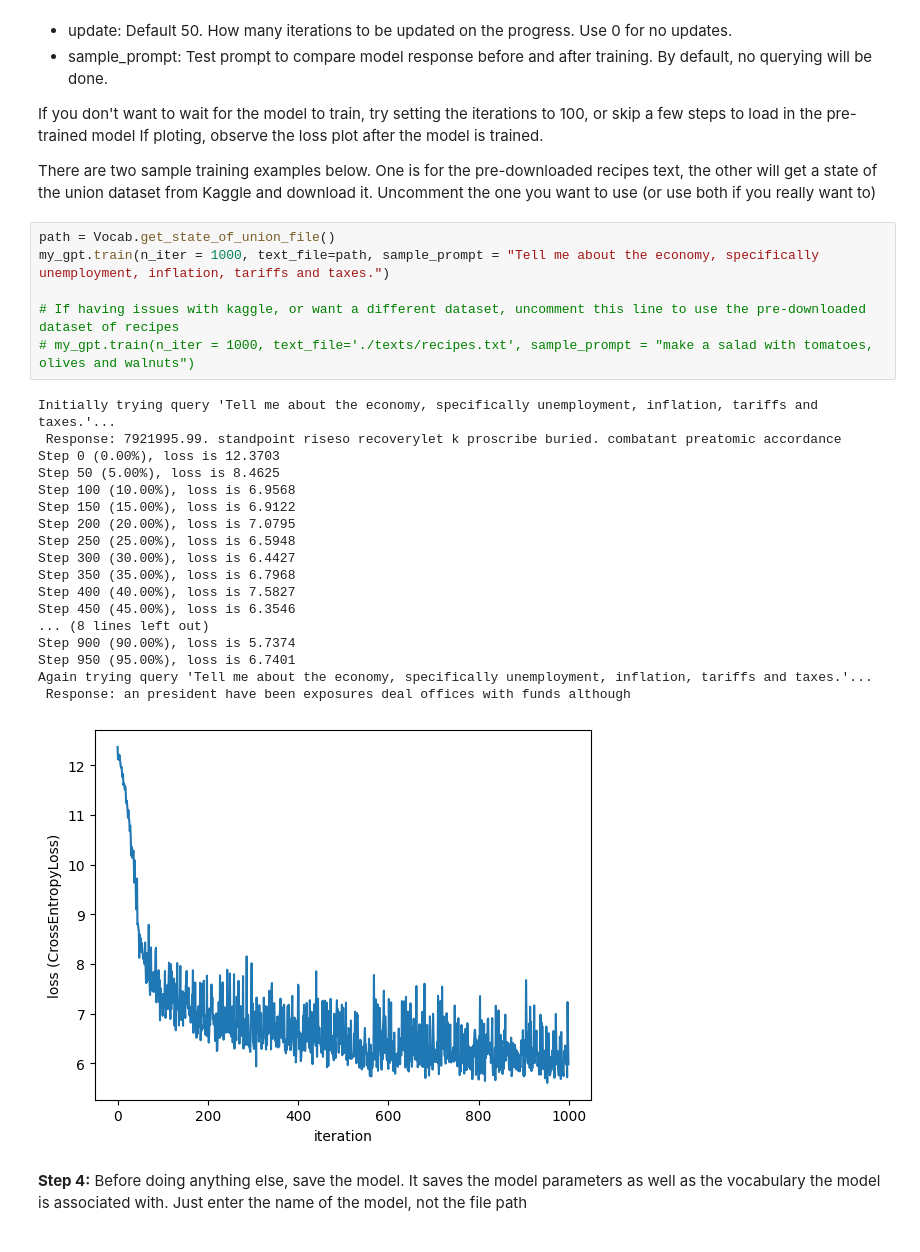
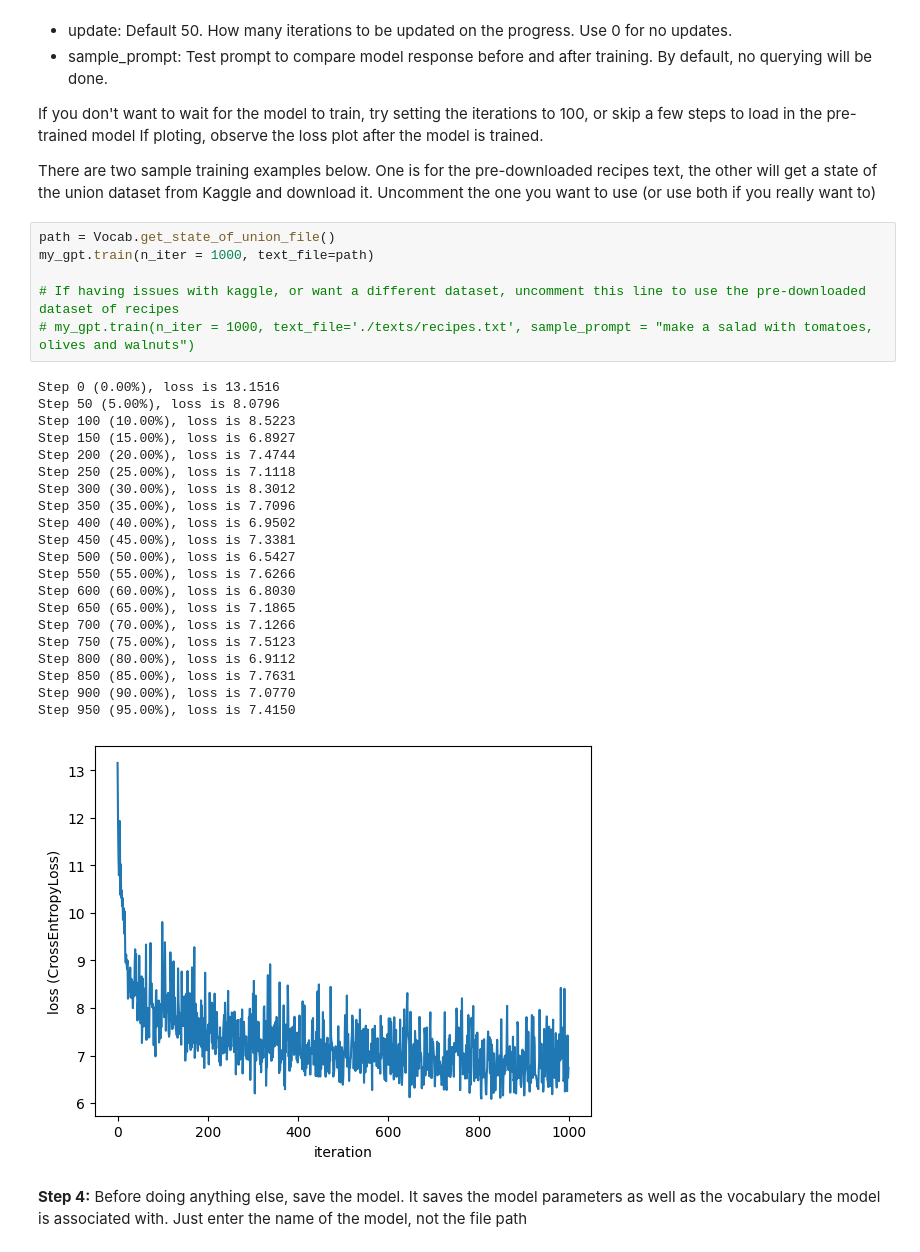
Before and after one commit to StoneA18/MATH498_GPT_v1, a Jupyter notebook: gpt_demo.ipynb, the cells around one changed output. Cells and saved outputs as stored; diff of their text form.

```diff
--- a/gpt_demo.ipynb
+++ b/gpt_demo.ipynb
@@ -23,29 +23,32 @@ If ploting, observe the loss plot after the model is trained.
 There are two sample training examples below. One is for the pre-downloaded recipes text, the other will get a state of the union dataset from Kaggle and download it. Uncomment the one you want to use (or use both if you really want to)
 # %%
 path = Vocab.get_state_of_union_file()
-my_gpt.train(n_iter = 1000, text_file=path, sample_prompt = "Tell me about the economy, specifically unemployment, inflation, tariffs and taxes.")
+my_gpt.train(n_iter = 1000, text_file=path)
 
 # If having issues with kaggle, or want a different dataset, uncomment this line to use the pre-downloaded dataset of recipes
 # my_gpt.train(n_iter = 1000, text_file='./texts/recipes.txt', sample_prompt = "make a salad with tomatoes, olives and walnuts")
 # %% [output]
-Initially trying query 'Tell me about the economy, specifically unemployment, inflation, tariffs and taxes.'...
- Response: 7921995.99. standpoint riseso recoverylet k proscribe buried. combatant preatomic accordance
-Step 0 (0.00%), loss is 12.3703
-Step 50 (5.00%), loss is 8.4625
-Step 100 (10.00%), loss is 6.9568
-Step 150 (15.00%), loss is 6.9122
-Step 200 (20.00%), loss is 7.0795
-Step 250 (25.00%), loss is 6.5948
-Step 300 (30.00%), loss is 6.4427
-Step 350 (35.00%), loss is 6.7968
-Step 400 (40.00%), loss is 7.5827
-Step 450 (45.00%), loss is 6.3546
-... (8 lines left out)
-Step 900 (90.00%), loss is 5.7374
-Step 950 (95.00%), loss is 6.7401
-Again trying query 'Tell me about the economy, specifically unemployment, inflation, tariffs and taxes.'...
- Response: an president have been exposures deal offices with funds although
+Step 0 (0.00%), loss is 13.1516
+Step 50 (5.00%), loss is 8.0796
+Step 100 (10.00%), loss is 8.5223
+Step 150 (15.00%), loss is 6.8927
+Step 200 (20.00%), loss is 7.4744
+Step 250 (25.00%), loss is 7.1118
+Step 300 (30.00%), loss is 8.3012
+Step 350 (35.00%), loss is 7.7096
+Step 400 (40.00%), loss is 6.9502
+Step 450 (45.00%), loss is 7.3381
+Step 500 (50.00%), loss is 6.5427
+Step 550 (55.00%), loss is 7.6266
+Step 600 (60.00%), loss is 6.8030
+Step 650 (65.00%), loss is 7.1865
+Step 700 (70.00%), loss is 7.1266
+Step 750 (75.00%), loss is 7.5123
+Step 800 (80.00%), loss is 6.9112
+Step 850 (85.00%), loss is 7.7631
+Step 900 (90.00%), loss is 7.0770
+Step 950 (95.00%), loss is 7.4150
-[figure, old version]
+[figure, new version]
 # %% [markdown]
 **Step 4:** Before doing anything else, save the model.
 It saves the model parameters as well as the vocabulary the model is associated with.
```
Also changed, not shown: parts of 1 cell of this notebook, 3 other files.
